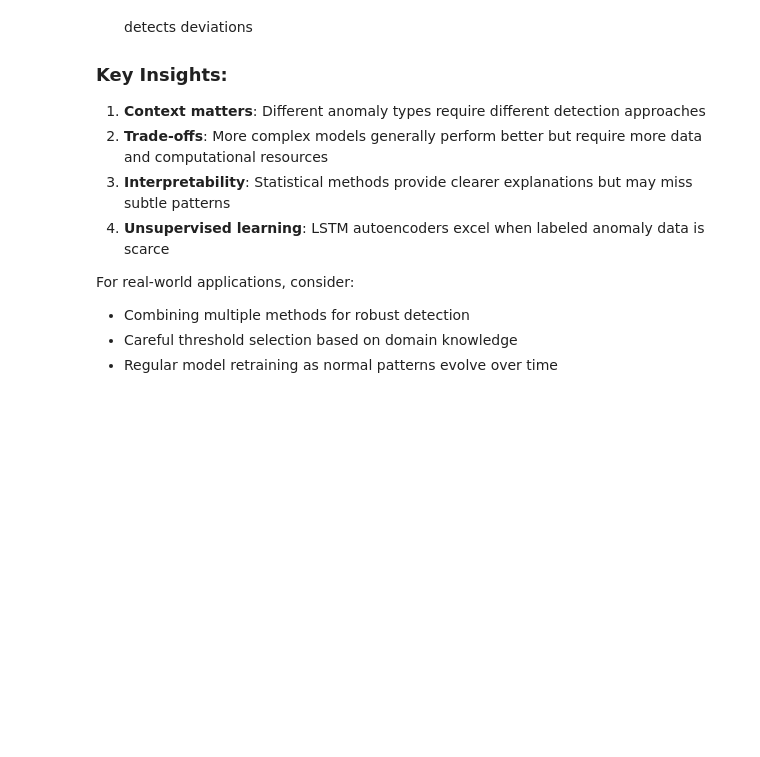
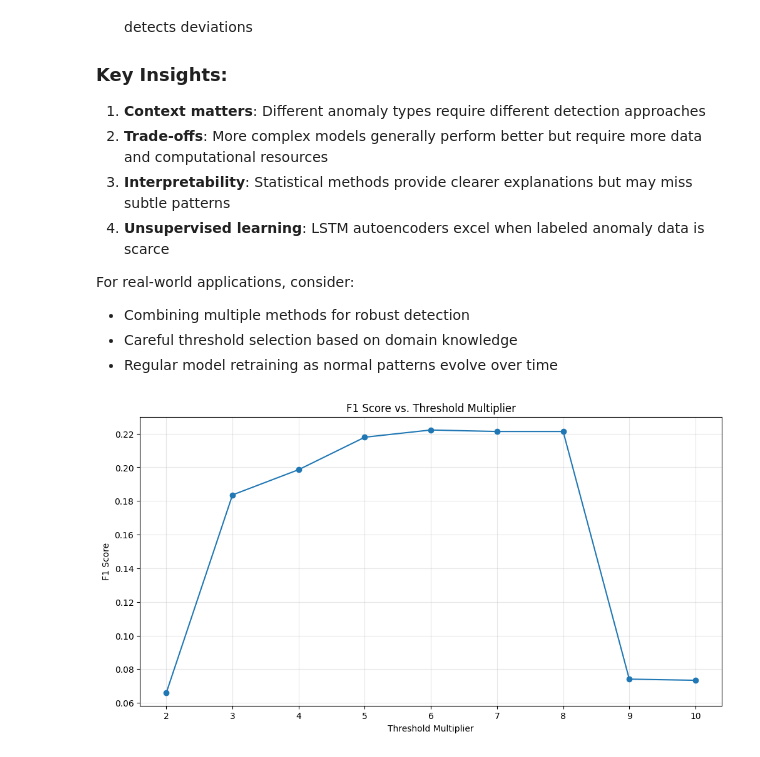
Before and after one commit to carmelgafa/ari5102, a Jupyter notebook: Anomaly-Detection-Workshop/notebooks/05_dynamic_data.ipynb, the cells around one changed output. Cells and saved outputs as stored; diff of their text form; code cells hidden in the pictures; blank space fills up the shorter version.

```diff
--- a/Anomaly-Detection-Workshop/notebooks/05_dynamic_data.ipynb
+++ b/Anomaly-Detection-Workshop/notebooks/05_dynamic_data.ipynb
@@ -1156,3 +1157,18 @@ For real-world applications, consider:
 - Combining multiple methods for robust detection
 - Careful threshold selection based on domain knowledge
 - Regular model retraining as normal patterns evolve over time
+# %%
+threshold_multiplier = [2, 3, 4, 5, 6, 7, 8, 9, 10]
+f1_scores = [0.0661, 0.1836, 0.1986, 0.2179, 0.2222, 0.2213, 0.2213, 0.0741, 0.0734]
+
+# plot results
+
+plt.figure(figsize=(12, 6))
+plt.plot(threshold_multiplier, f1_scores, marker='o')
+plt.xlabel('Threshold Multiplier')
+plt.ylabel('F1 Score')
+plt.title('F1 Score vs. Threshold Multiplier')
+plt.grid(True, alpha=0.3)
+plt.show()
+# %% [output]
+[figure, added]
```
Also changed, not shown: parts of 1 cell of this notebook, 3 other files.
